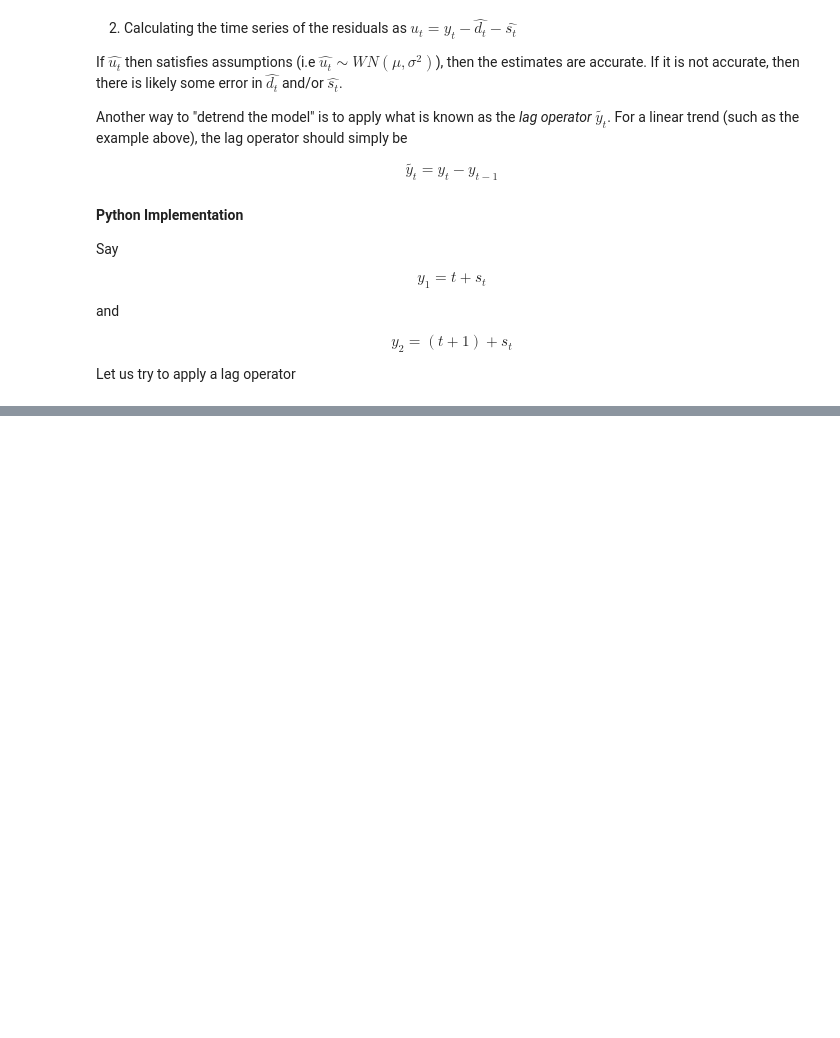
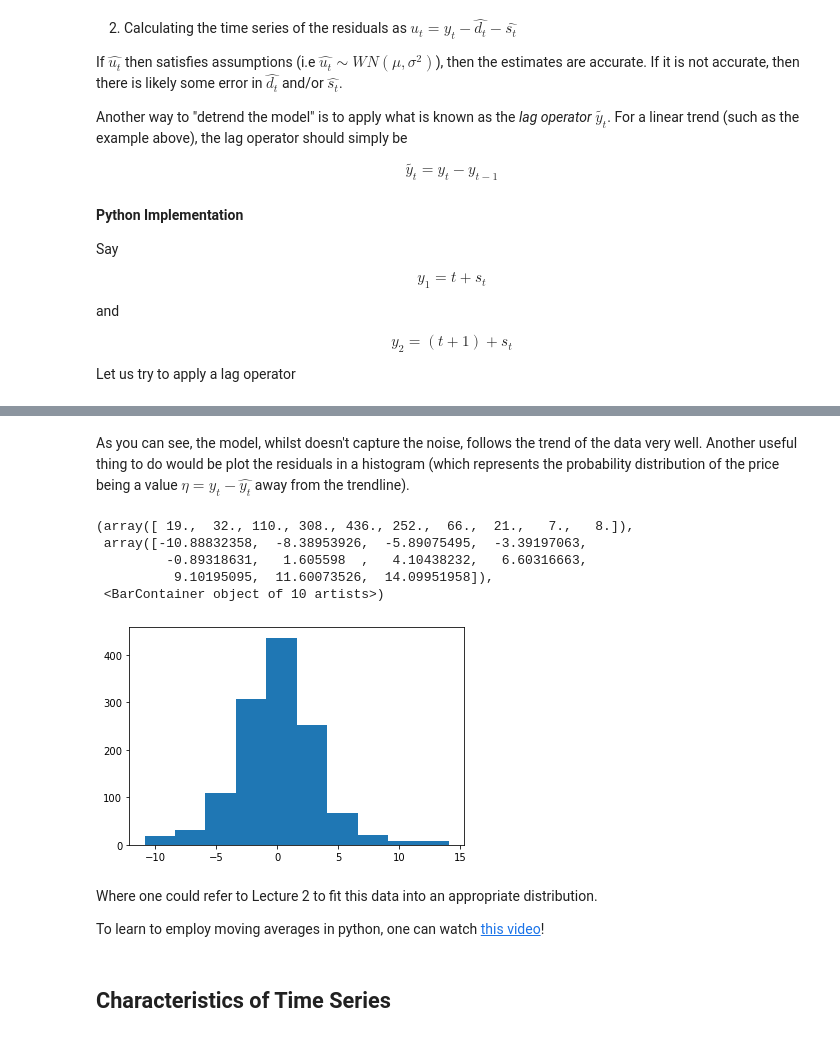
Before and after one commit to theheavygluon/Risk-Management-Course, a Jupyter notebook: Lecture 4 - Time Series Analysis.ipynb, the cells around one changed output, grey strips where cells are left out. Saved outputs shown, nothing was run; the diff lists cells and outputs as text; code cells hidden in the pictures; blank space fills up the shorter version.

```diff
--- a/Lecture 4 - Time Series Analysis.ipynb
+++ b/Lecture 4 - Time Series Analysis.ipynb
@@ -99,0 +145,19 @@ Mu = 0.9386623938287754, Sigma = 1.3685318390828485
+# %% [markdown]
+As you can see, the model, whilst doesn't capture the noise, follows the trend of the data very well. Another useful thing to do would be plot the residuals in a histogram (which represents the probability distribution of the price being a value $\eta = y_t - \hat{y_t}$ away from the trendline).
+# %%
+resid = np.array([q_eq_5_model(i,*model[0]) for i in range(len(data))]) - np.array(data) #eta values
+
+plt.hist(resid)
+# %% [output]
+(array([ 19.,  32., 110., 308., 436., 252.,  66.,  21.,   7.,   8.]),
+ array([-10.88832358,  -8.38953926,  -5.89075495,  -3.39197063,
+         -0.89318631,   1.605598  ,   4.10438232,   6.60316663,
+          9.10195095,  11.60073526,  14.09951958]),
+ <BarContainer object of 10 artists>)
+[figure, added]
+# %% [markdown]
+Where one could refer to Lecture 2 to fit this data into an appropriate distribution.
+
+To learn to employ moving averages in python, one can watch [this video](https://www.youtube.com/watch?v=I6ZBJo_xt2I)!
+# %% [markdown]
+## Characteristics of Time Series
```
Also changed, not shown: parts of 8 cells of this notebook, 5 other files.
